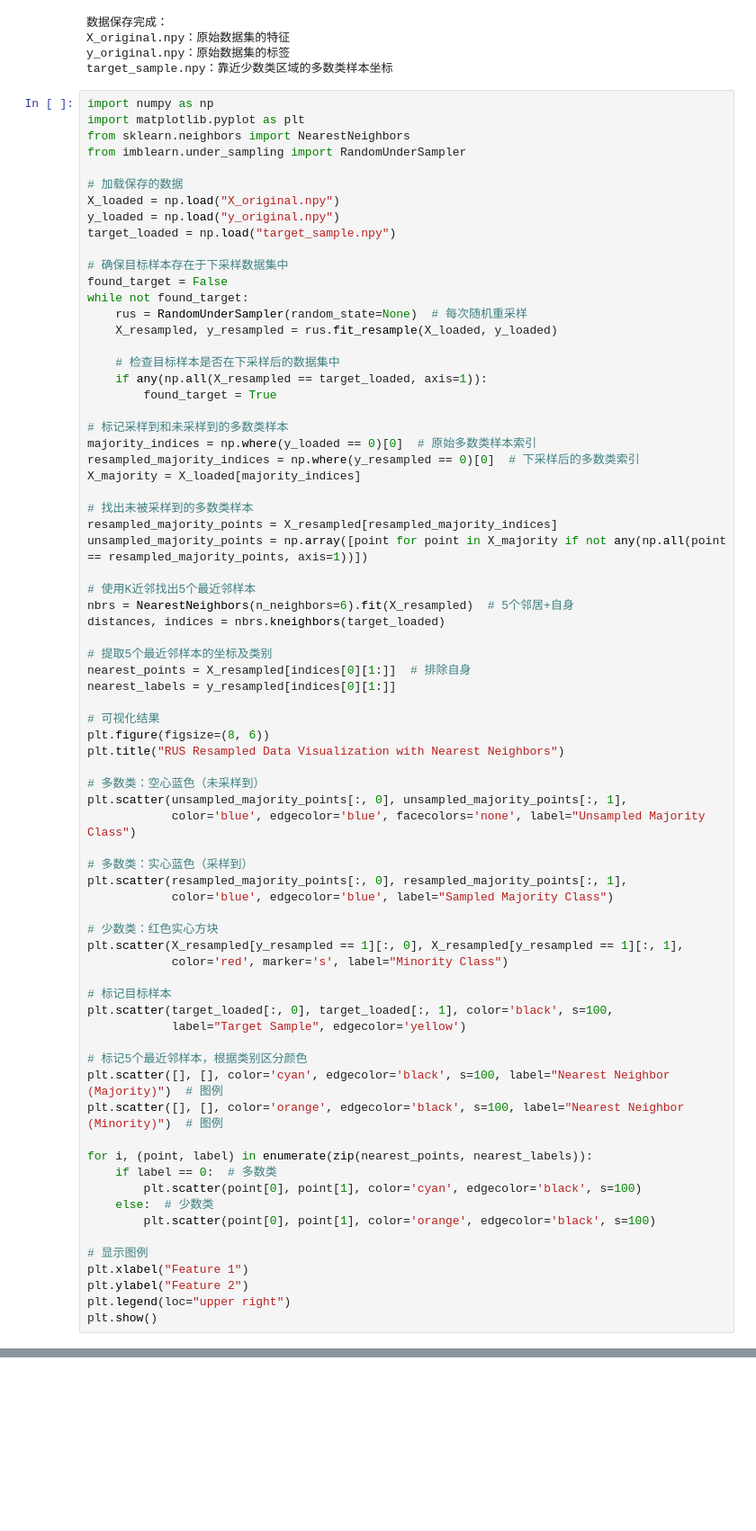
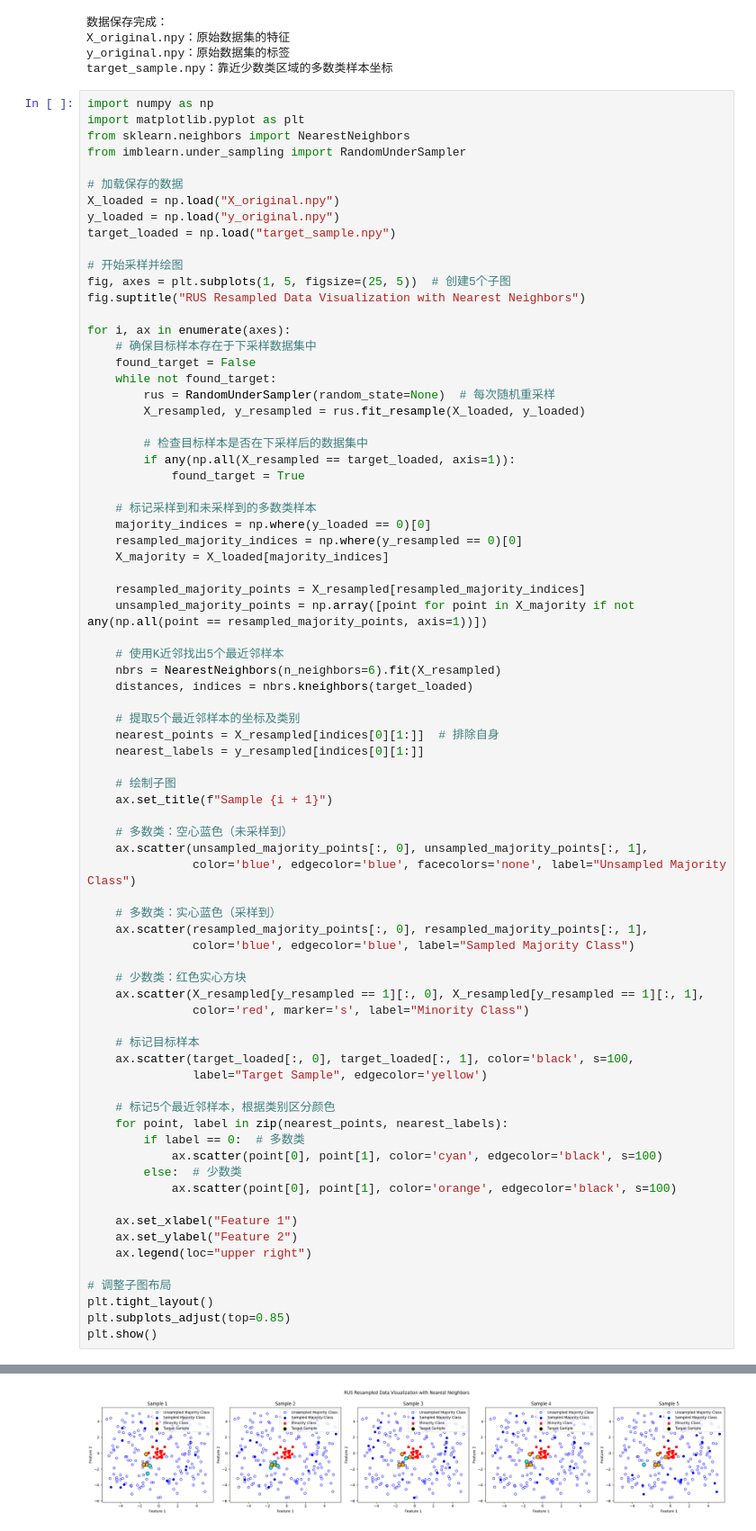
Before and after one commit to papazhu1/DGBDF, a Jupyter notebook: model/show_sampling_diversity/show_sampling_diversity.ipynb, the cells around one changed output, grey strips where cells are left out. Shown at 90% size. Cells and saved outputs as stored; diff of their text form; blank space fills up the shorter version.

```diff
--- a/model/show_sampling_diversity/show_sampling_diversity.ipynb
+++ b/model/show_sampling_diversity/show_sampling_diversity.ipynb
@@ -81,66 +81,69 @@ X_loaded = np.load("X_original.npy")
 y_loaded = np.load("y_original.npy")
 target_loaded = np.load("target_sample.npy")
 
-# 确保目标样本存在于下采样数据集中
-found_target = False
-while not found_target:
-    rus = RandomUnderSampler(random_state=None)  # 每次随机重采样
-    X_resampled, y_resampled = rus.fit_resample(X_loaded, y_loaded)
+# 开始采样并绘图
+fig, axes = plt.subplots(1, 5, figsize=(25, 5))  # 创建5个子图
+fig.suptitle("RUS Resampled Data Visualization with Nearest Neighbors")
 
-    # 检查目标样本是否在下采样后的数据集中
-    if any(np.all(X_resampled == target_loaded, axis=1)):
-        found_target = True
+for i, ax in enumerate(axes):
+    # 确保目标样本存在于下采样数据集中
+    found_target = False
+    while not found_target:
+        rus = RandomUnderSampler(random_state=None)  # 每次随机重采样
+        X_resampled, y_resampled = rus.fit_resample(X_loaded, y_loaded)
 
-# 标记采样到和未采样到的多数类样本
-majority_indices = np.where(y_loaded == 0)[0]  # 原始多数类样本索引
-resampled_majority_indices = np.where(y_resampled == 0)[0]  # 下采样后的多数类索引
-X_majority = X_loaded[majority_indices]
+        # 检查目标样本是否在下采样后的数据集中
+        if any(np.all(X_resampled == target_loaded, axis=1)):
+            found_target = True
 
-# 找出未被采样到的多数类样本
-resampled_majority_points = X_resampled[resampled_majority_indices]
-unsampled_majority_points = np.array([point for point in X_majority if not any(np.all(point == resampled_majority_points, axis=1))])
+    # 标记采样到和未采样到的多数类样本
+    majority_indices = np.where(y_loaded == 0)[0]
+    resampled_majority_indices = np.where(y_resampled == 0)[0]
+    X_majority = X_loaded[majority_indices]
 
-# 使用K近邻找出5个最近邻样本
-nbrs = NearestNeighbors(n_neighbors=6).fit(X_resampled)  # 5个邻居+自身
-distances, indices = nbrs.kneighbors(target_loaded)
+    resampled_majority_points = X_resampled[resampled_majority_indices]
+    unsampled_majority_points = np.array([point for point in X_majority if not any(np.all(point == resampled_majority_points, axis=1))])
 
-# 提取5个最近邻样本的坐标及类别
-nearest_points = X_resampled[indices[0][1:]]  # 排除自身
-nearest_labels = y_resampled[indices[0][1:]]
+    # 使用K近邻找出5个最近邻样本
+    nbrs = NearestNeighbors(n_neighbors=6).fit(X_resampled)
+    distances, indices = nbrs.kneighbors(target_loaded)
 
-# 可视化结果
-plt.figure(figsize=(8, 6))
-plt.title("RUS Resampled Data Visualization with Nearest Neighbors")
+    # 提取5个最近邻样本的坐标及类别
+    nearest_points = X_resampled[indices[0][1:]]  # 排除自身
+    nearest_labels = y_resampled[indices[0][1:]]
 
-# 多数类：空心蓝色（未采样到）
-plt.scatter(unsampled_majority_points[:, 0], unsampled_majority_points[:, 1],
-            color='blue', edgecolor='blue', facecolors='none', label="Unsampled Majority Class")
+    # 绘制子图
+    ax.set_title(f"Sample {i + 1}")
 
-# 多数类：实心蓝色（采样到）
-plt.scatter(resampled_majority_points[:, 0], resampled_majority_points[:, 1],
-            color='blue', edgecolor='blue', label="Sampled Majority Class")
+    # 多数类：空心蓝色（未采样到）
+    ax.scatter(unsampled_majority_points[:, 0], unsampled_majority_points[:, 1],
+               color='blue', edgecolor='blue', facecolors='none', label="Unsampled Majority Class")
 
-# 少数类：红色实心方块
-plt.scatter(X_resampled[y_resampled == 1][:, 0], X_resampled[y_resampled == 1][:, 1],
-            color='red', marker='s', label="Minority Class")
+    # 多数类：实心蓝色（采样到）
+    ax.scatter(resampled_majority_points[:, 0], resampled_majority_points[:, 1],
+               color='blue', edgecolor='blue', label="Sampled Majority Class")
 
-# 标记目标样本
-plt.scatter(target_loaded[:, 0], target_loaded[:, 1], color='black', s=100,
-            label="Target Sample", edgecolor='yellow')
+    # 少数类：红色实心方块
+    ax.scatter(X_resampled[y_resampled == 1][:, 0], X_resampled[y_resampled == 1][:, 1],
+               color='red', marker='s', label="Minority Class")
 
-# 标记5个最近邻样本，根据类别区分颜色
-plt.scatter([], [], color='cyan', edgecolor='black', s=100, label="Nearest Neighbor (Majority)")  # 图例
-plt.scatter([], [], color='orange', edgecolor='black', s=100, label="Nearest Neighbor (Minority)")  # 图例
+    # 标记目标样本
+    ax.scatter(target_loaded[:, 0], target_loaded[:, 1], color='black', s=100,
+               label="Target Sample", edgecolor='yellow')
 
-for i, (point, label) in enumerate(zip(nearest_points, nearest_labels)):
-    if label == 0:  # 多数类
-        plt.scatter(point[0], point[1], color='cyan', edgecolor='black', s=100)
-    else:  # 少数类
-        plt.scatter(point[0], point[1], color='orange', edgecolor='black', s=100)
+    # 标记5个最近邻样本，根据类别区分颜色
+    for point, label in zip(nearest_points, nearest_labels):
+        if label == 0:  # 多数类
+            ax.scatter(point[0], point[1], color='cyan', edgecolor='black', s=100)
+        else:  # 少数类
+            ax.scatter(point[0], point[1], color='orange', edgecolor='black', s=100)
 
-# 显示图例
-plt.xlabel("Feature 1")
-plt.ylabel("Feature 2")
-plt.legend(loc="upper right")
+    ax.set_xlabel("Feature 1")
+    ax.set_ylabel("Feature 2")
+    ax.legend(loc="upper right")
+
+# 调整子图布局
+plt.tight_layout()
+plt.subplots_adjust(top=0.85)
 plt.show()
 # %% [output]
@@ -147,0 +150 @@ FileNotFoundError: [Errno 2] No such file or directory: 'X_original.npy'
+[figure, added]
```
Also changed, not shown: parts of 3 cells of this notebook, 2 other files.
